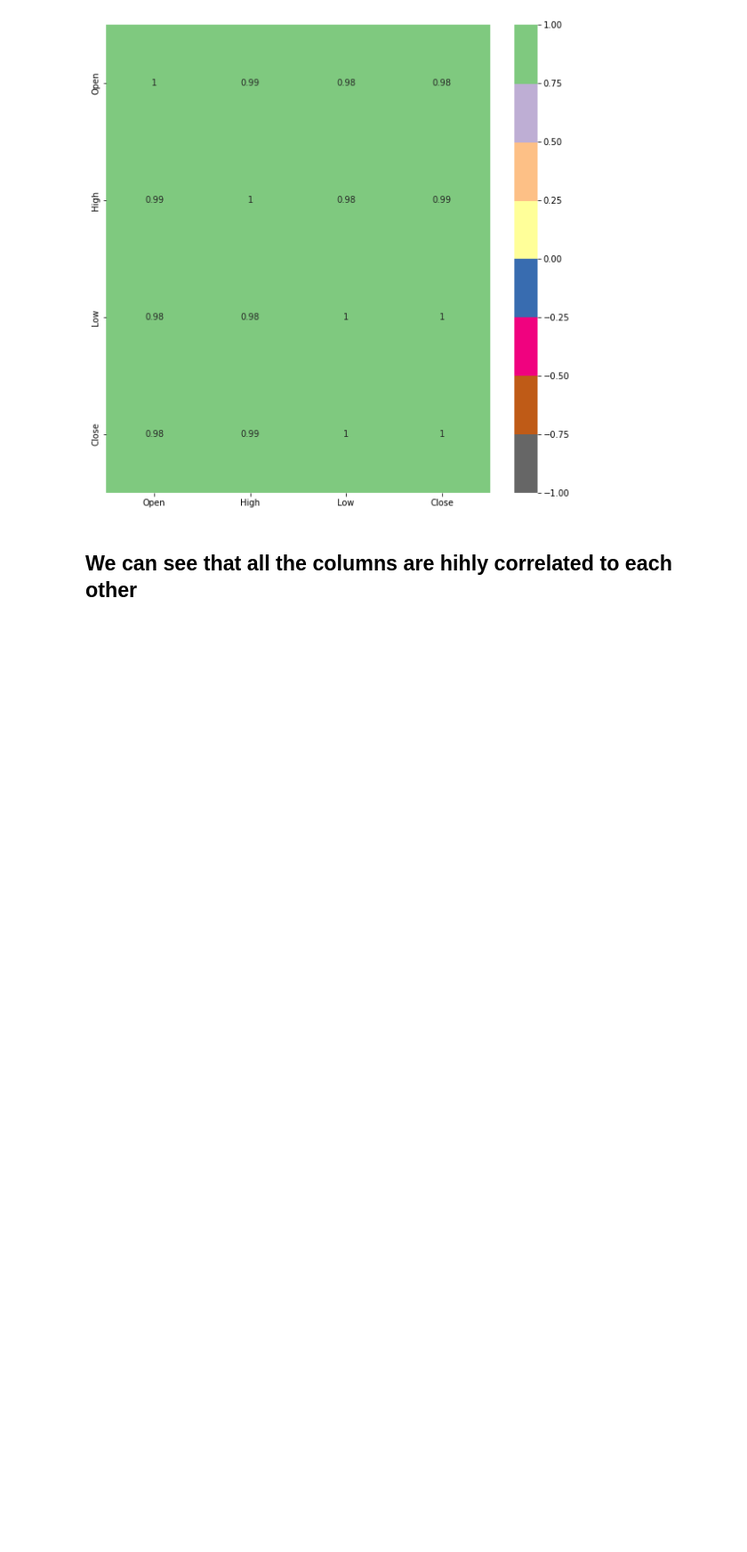
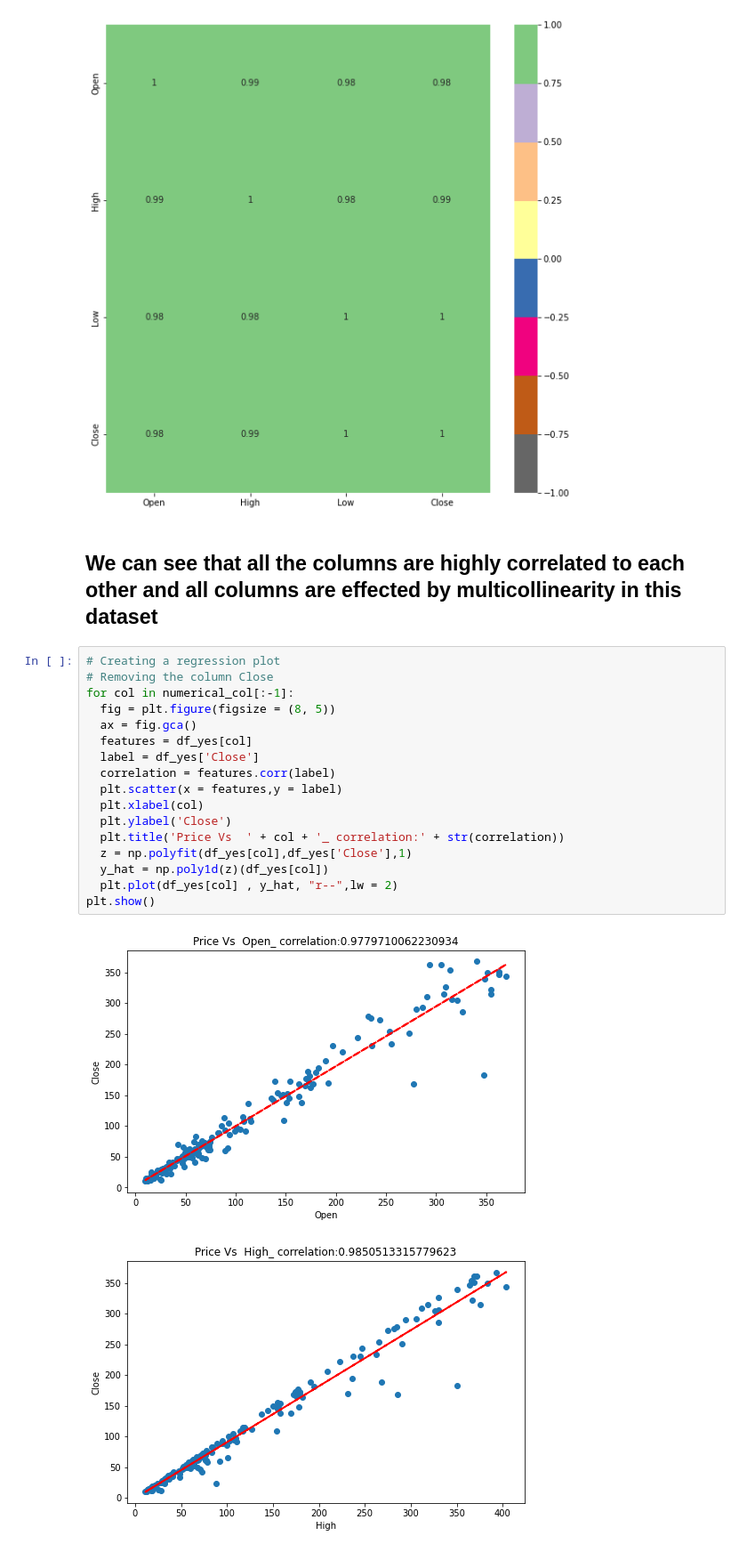
Before and after one commit to Bishawa/YesBankStockClosingPricePrediction, a Jupyter notebook: YesBankStockClosingPricePrediction.ipynb, the cells around one changed output. Shown at 89% size. Saved outputs shown, nothing was run; the diff lists cells and outputs as text; blank space fills up the shorter version.

```diff
--- a/YesBankStockClosingPricePrediction.ipynb
+++ b/YesBankStockClosingPricePrediction.ipynb
@@ -295,4 +295,24 @@ plt.show()
 # %% [output]
 [figure]
 # %% [markdown]
-## We can see that all the columns are hihly correlated to each other
+## We can see that all the columns are highly correlated to each other and all columns are effected by multicollinearity in this dataset
+# %%
+# Creating a regression plot
+# Removing the column Close
+for col in numerical_col[:-1]:
+  fig = plt.figure(figsize = (8, 5))
+  ax = fig.gca()
+  features = df_yes[col]
+  label = df_yes['Close']
+  correlation = features.corr(label)
+  plt.scatter(x = features,y = label)
+  plt.xlabel(col)
+  plt.ylabel('Close')
+  plt.title('Price Vs  ' + col + '_ correlation:' + str(correlation))
+  z = np.polyfit(df_yes[col],df_yes['Close'],1)
+  y_hat = np.poly1d(z)(df_yes[col])
+  plt.plot(df_yes[col] , y_hat, "r--",lw = 2)
+plt.show()
+# %% [output]
+[figure, added]
+[figure, added]
```
Also changed, not shown: parts of 22 cells of this notebook.
